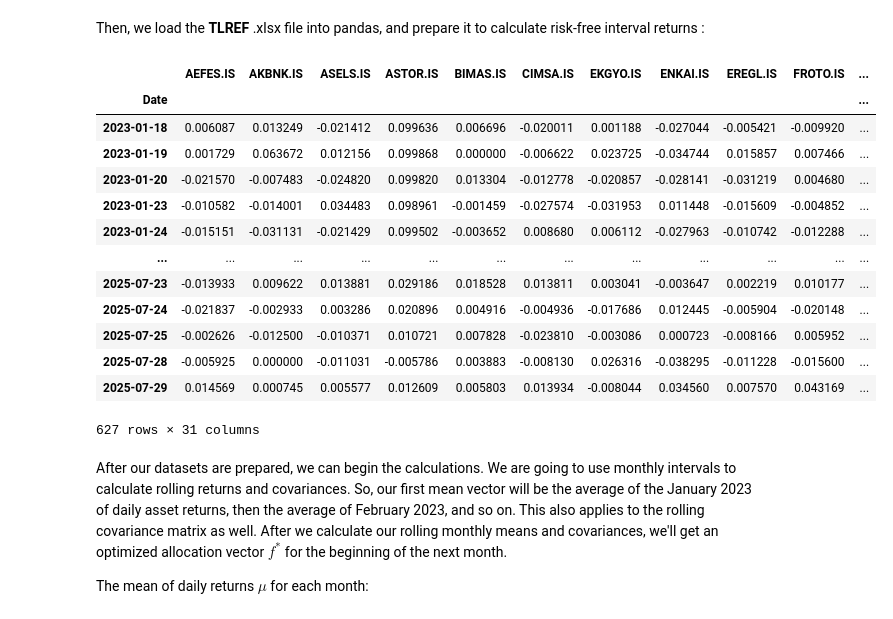
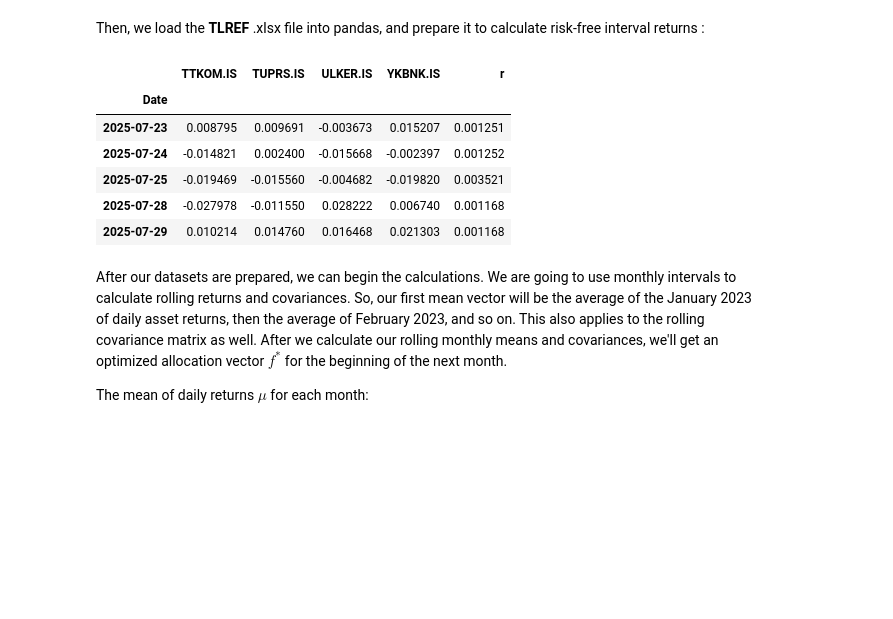
Before and after one commit to adevrent/linkedin_articles, a Jupyter notebook: Article_1/A1.ipynb, the cells around one changed output. Cells and saved outputs as stored; diff of their text form; code cells hidden in the pictures; blank space fills up the shorter version.

```diff
--- a/Article_1/A1.ipynb
+++ b/Article_1/A1.ipynb
@@ -94,47 +87,40 @@ Then, we load the **TLREF** .xlsx file into pandas, and prepare it to calculate
 # %%
 from pathlib import Path
 
 def read_excel(filename):
     script_folder = Path().resolve()
     filepath = str(script_folder) + filename
     data = pd.read_excel(filepath, index_col="Date")
     return data
 
 # Read excel file
 tlref_data = read_excel(r"\TLREFORANI_D.xlsx")
 
 # clean dates
 dates = tlref_data.index
 dates = [dt.date(*[int(value) for value in date.split("/")[::-1]]) if type(date) == str else dt.date(date.year, date.day, date.month) for date in dates]
 
 # Calculate stock returns
 returns_data = price_data.pct_change().shift(-1).dropna()
 
 # Align the TLREF dataset with stocks dataset, calculate TLREF interval returns
 tlref_data.index = pd.to_datetime(dates)
 tlref_data = tlref_data.loc[returns_data.index, :]  # align date indexes with the stock returns dataset
 daycounts = (tlref_data.index[1:] - tlref_data.index[:-1]).days.to_numpy()  # calculate calendar days between each business day
 tlref_data = tlref_data.iloc[:-1, :]  # omit last day to align with daycounts shape
 
 tlref_data.loc[:, "r"] = tlref_data.to_numpy().squeeze()/100 * daycounts/365
 # Merge the dataframes
 merged_df = pd.merge(returns_data, tlref_data.loc[:, "r"], how="inner", left_index=True, right_index=True)
-merged_df
+merged_df.iloc[-5:, -5:]  # show the last 5x5 slice
 # %% [output]
-|  | AEFES.IS | AKBNK.IS | ASELS.IS | ASTOR.IS | BIMAS.IS | CIMSA.IS | EKGYO.IS | ENKAI.IS | EREGL.IS | FROTO.IS | ... |
-| Date |  |  |  |  |  |  |  |  |  |  | ... |
-| 2023-01-18 | 0.006087 | 0.013249 | -0.021412 | 0.099636 | 0.006696 | -0.020011 | 0.001188 | -0.027044 | -0.005421 | -0.009920 | ... |
-| 2023-01-19 | 0.001729 | 0.063672 | 0.012156 | 0.099868 | 0.000000 | -0.006622 | 0.023725 | -0.034744 | 0.015857 | 0.007466 | ... |
-| 2023-01-20 | -0.021570 | -0.007483 | -0.024820 | 0.099820 | 0.013304 | -0.012778 | -0.020857 | -0.028141 | -0.031219 | 0.004680 | ... |
-| 2023-01-23 | -0.010582 | -0.014001 | 0.034483 | 0.098961 | -0.001459 | -0.027574 | -0.031953 | 0.011448 | -0.015609 | -0.004852 | ... |
-| 2023-01-24 | -0.015151 | -0.031131 | -0.021429 | 0.099502 | -0.003652 | 0.008680 | 0.006112 | -0.027963 | -0.010742 | -0.012288 | ... |
-| ... | ... | ... | ... | ... | ... | ... | ... | ... | ... | ... | ... |
-| 2025-07-23 | -0.013933 | 0.009622 | 0.013881 | 0.029186 | 0.018528 | 0.013811 | 0.003041 | -0.003647 | 0.002219 | 0.010177 | ... |
-| 2025-07-24 | -0.021837 | -0.002933 | 0.003286 | 0.020896 | 0.004916 | -0.004936 | -0.017686 | 0.012445 | -0.005904 | -0.020148 | ... |
-| 2025-07-25 | -0.002626 | -0.012500 | -0.010371 | 0.010721 | 0.007828 | -0.023810 | -0.003086 | 0.000723 | -0.008166 | 0.005952 | ... |
-| 2025-07-28 | -0.005925 | 0.000000 | -0.011031 | -0.005786 | 0.003883 | -0.008130 | 0.026316 | -0.038295 | -0.011228 | -0.015600 | ... |
-| 2025-07-29 | 0.014569 | 0.000745 | 0.005577 | 0.012609 | 0.005803 | 0.013934 | -0.008044 | 0.034560 | 0.007570 | 0.043169 | ... |
+|  | TTKOM.IS | TUPRS.IS | ULKER.IS | YKBNK.IS | r |
+| Date |  |  |  |  |  |
+| 2025-07-23 | 0.008795 | 0.009691 | -0.003673 | 0.015207 | 0.001251 |
+| 2025-07-24 | -0.014821 | 0.002400 | -0.015668 | -0.002397 | 0.001252 |
+| 2025-07-25 | -0.019469 | -0.015560 | -0.004682 | -0.019820 | 0.003521 |
+| 2025-07-28 | -0.027978 | -0.011550 | 0.028222 | 0.006740 | 0.001168 |
+| 2025-07-29 | 0.010214 | 0.014760 | 0.016468 | 0.021303 | 0.001168 |
-627 rows × 31 columns
 # %% [markdown]
 After our datasets are prepared, we can begin the calculations. We are going to use monthly intervals to calculate rolling returns and covariances. So, our first mean vector will be the average of the January 2023 of daily asset returns, then the average of February 2023, and so on. This also applies to the rolling covariance matrix as well. After we calculate our rolling monthly means and covariances, we'll get an optimized allocation vector $f^*$ for the beginning of the next month.
 
```
Also changed, not shown: parts of 9 cells of this notebook.
